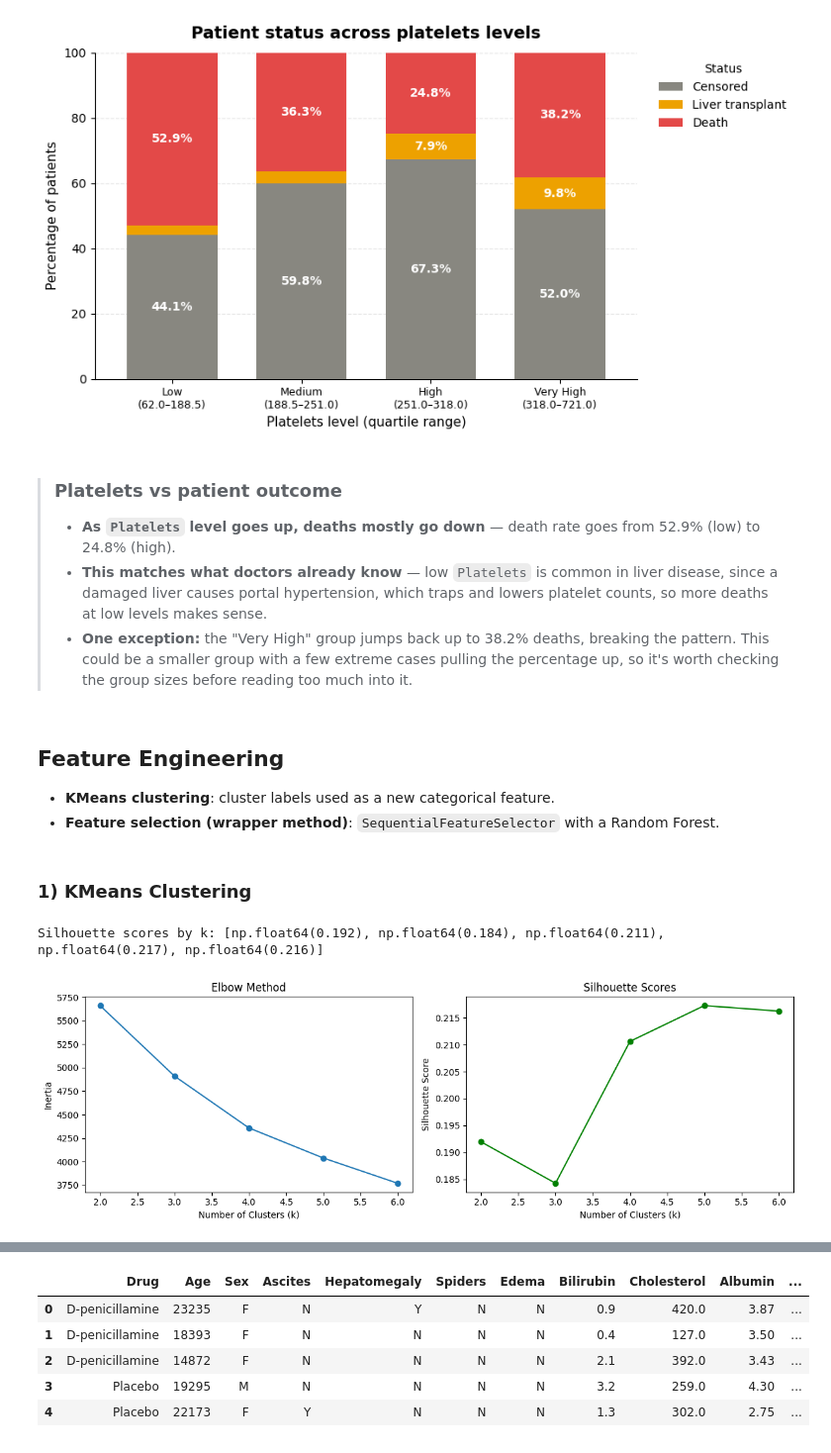
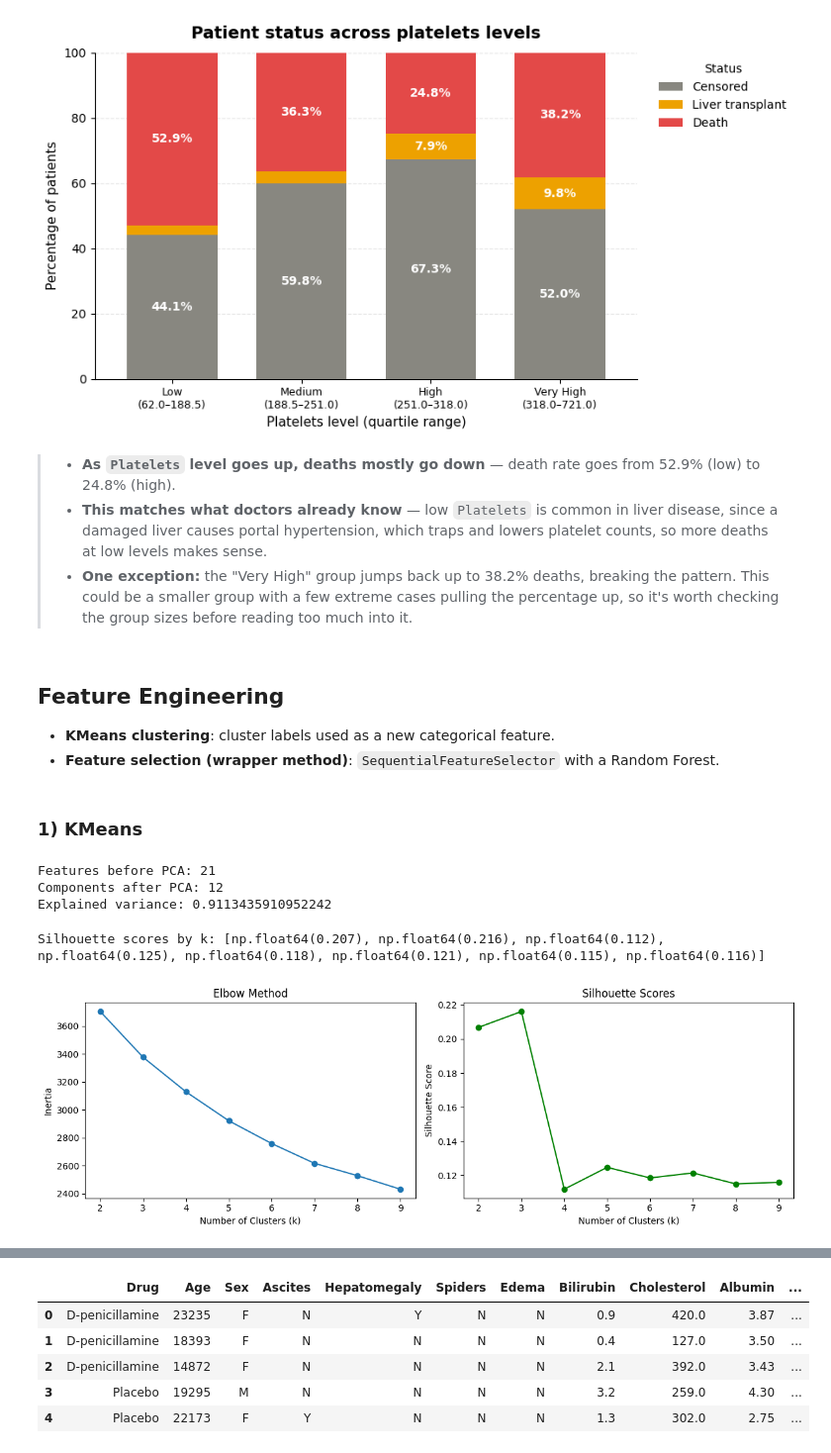
Before and after one commit to swirita/Cirrhosis-Prediction, a Jupyter notebook: Cirrhosis_Prediction.ipynb, the cells around one changed output, grey strips where cells are left out. Shown at 99% size. Saved outputs shown, nothing was run; the diff lists cells and outputs as text; code cells hidden in the pictures.

```diff
--- a/Cirrhosis_Prediction.ipynb
+++ b/Cirrhosis_Prediction.ipynb
@@ -1301,7 +1207,6 @@ plot_status_by_feature_group(df, 'Platelets')
 # %% [output]
 [figure]
 # %% [markdown]
-> ### Platelets vs patient outcome
 >
 > - **As `Platelets` level goes up, deaths mostly go down** — death rate goes from 52.9% (low) to 24.8% (high).
 > - **This matches what doctors already know** — low `Platelets` is common in liver disease, since a damaged liver causes portal hypertension, which traps and lowers platelet counts, so more deaths at low levels makes sense.
@@ -1311,39 +1216,51 @@ plot_status_by_feature_group(df, 'Platelets')
 - **KMeans clustering**: cluster labels used as a new categorical feature.
 - **Feature selection (wrapper method)**: `SequentialFeatureSelector` with a Random Forest.
 # %% [markdown]
-### 1) KMeans Clustering
+### 1) KMeans
 # %%
-scale_pipe = make_pipeline(preprocessor, StandardScaler())
-
-X_train_pre = scale_pipe.fit_transform(X_train)
-X_test_pre = scale_pipe.transform(X_test)
+X_train_pre = preprocessor.fit_transform(X_train)
+X_test_pre = preprocessor.transform(X_test)
+# %%
+# PCA
+pca = PCA(n_components=0.90, random_state=42)
+
+X_train_pca = pca.fit_transform(X_train_pre)
+X_test_pca = pca.transform(X_test_pre)
+
+print("Features before PCA:", X_train_pre.shape[1])
+print("Components after PCA:", X_train_pca.shape[1])
+print("Explained variance:", pca.explained_variance_ratio_.sum())
+# %% [output]
+Features before PCA: 21
+Components after PCA: 12
+Explained variance: 0.9113435910952242
 # %%
 # Try a range of cluster counts and compare inertia (elbow) and silhouette score
-k_range = range(2, 7);
+k_range = range(2, 10);
 inertias = [];
 sil_scores = [];
 
 for k in k_range:
     km_test = KMeans(n_clusters=k, random_state=42, n_init=10);
     labels = km_test.fit_predict(X_train_pre);
     inertias.append(km_test.inertia_);
     sil_scores.append(silhouette_score(X_train_pre, labels));
 
 fig, axes = plt.subplots(1, 2, figsize=(12, 4));
 
 axes[0].plot(list(k_range), inertias, marker='o');
 axes[0].set_title("Elbow Method");
 axes[0].set_xlabel("Number of Clusters (k)");
 axes[0].set_ylabel("Inertia");
 
 axes[1].plot(list(k_range), sil_scores, marker='o', color='green');
 axes[1].set_title("Silhouette Scores");
 axes[1].set_xlabel("Number of Clusters (k)");
 axes[1].set_ylabel("Silhouette Score");
 
 plt.tight_layout();
 
 print("Silhouette scores by k:", [round(s, 3) for s in sil_scores]);
 # %% [output]
-Silhouette scores by k: [np.float64(0.192), np.float64(0.184), np.float64(0.211), np.float64(0.217), np.float64(0.216)]
+Silhouette scores by k: [np.float64(0.207), np.float64(0.216), np.float64(0.112), np.float64(0.125), np.float64(0.118), np.float64(0.121), np.float64(0.115), np.float64(0.116)]
-[figure, old version]
+[figure, new version]
```
Also changed, not shown: parts of 34 cells of this notebook.
